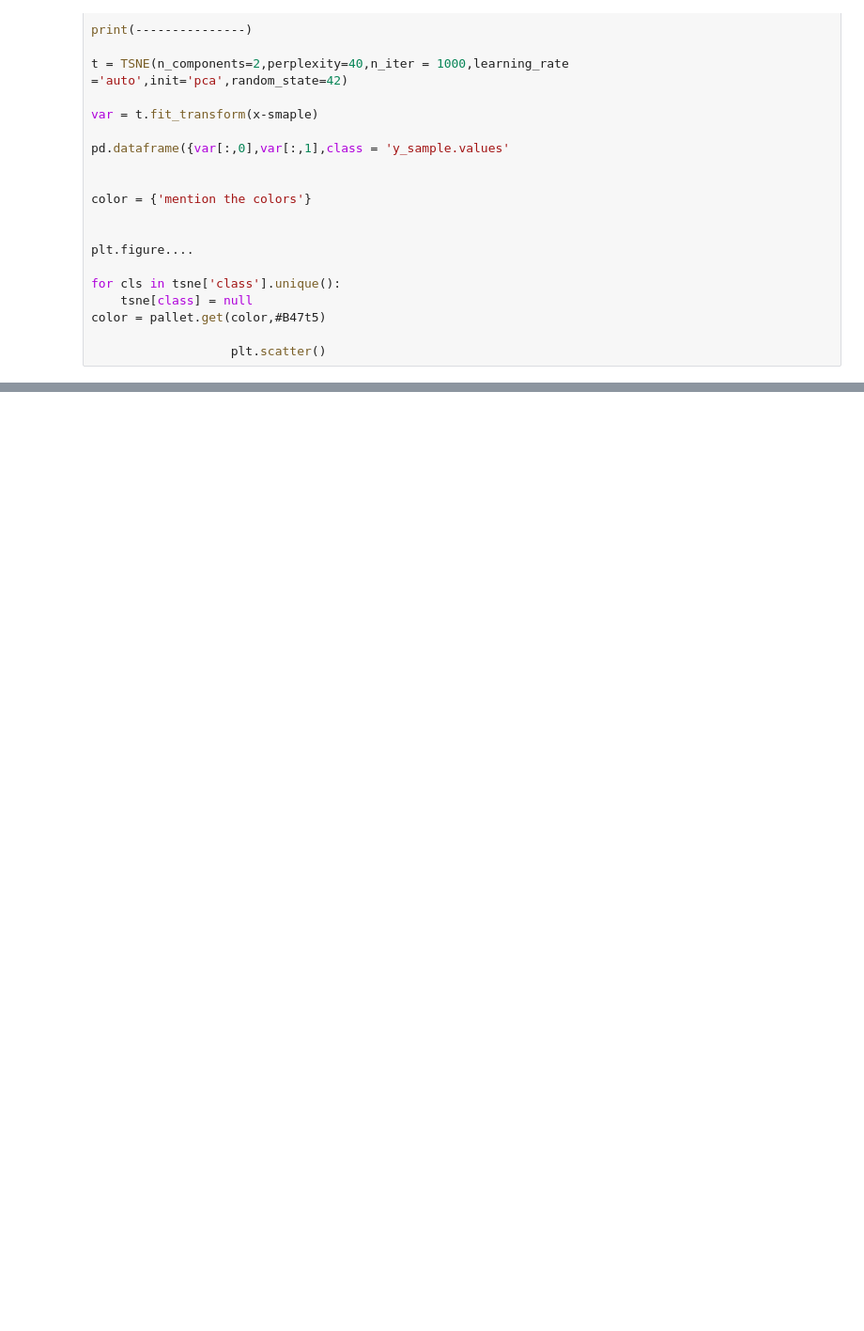
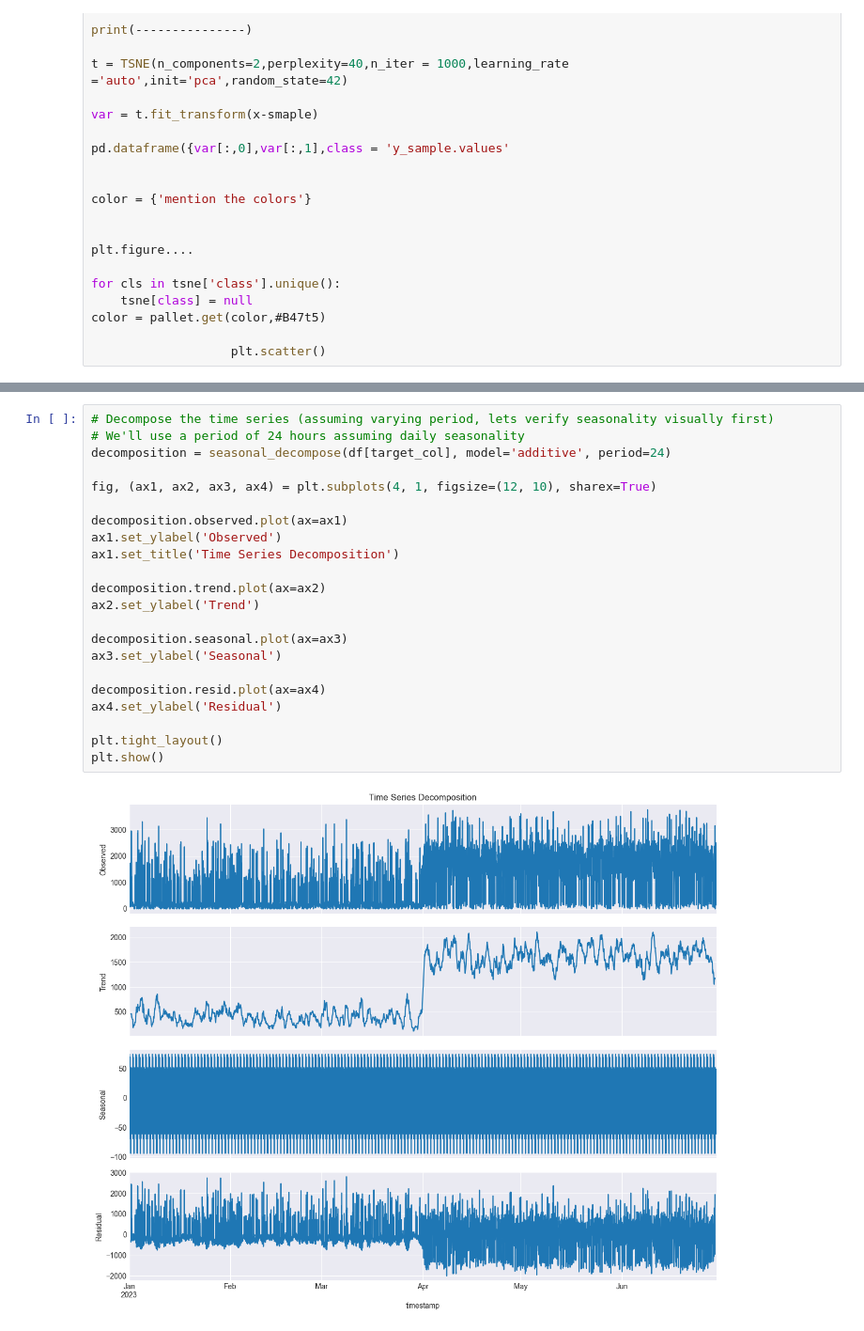
Before and after one commit to mailech/SentinelNet-AI-Powered-Network-Intrusion-Detection-System-, a Jupyter notebook: WorkForce.ipynb, the cells around one changed output, grey strips where cells are left out. Shown at 94% size. Cells and saved outputs as stored; diff of their text form; blank space fills up the shorter version.

```diff
--- a/WorkForce.ipynb
+++ b/WorkForce.ipynb
@@ -139,0 +241,24 @@ color = pallet.get(color,#B47t5)
+# %%
+# Decompose the time series (assuming varying period, lets verify seasonality visually first)
+# We'll use a period of 24 hours assuming daily seasonality
+decomposition = seasonal_decompose(df[target_col], model='additive', period=24)
+
+fig, (ax1, ax2, ax3, ax4) = plt.subplots(4, 1, figsize=(12, 10), sharex=True)
+
+decomposition.observed.plot(ax=ax1)
+ax1.set_ylabel('Observed')
+ax1.set_title('Time Series Decomposition')
+
+decomposition.trend.plot(ax=ax2)
+ax2.set_ylabel('Trend')
+
+decomposition.seasonal.plot(ax=ax3)
+ax3.set_ylabel('Seasonal')
+
+decomposition.resid.plot(ax=ax4)
+ax4.set_ylabel('Residual')
+
+plt.tight_layout()
+plt.show()
+# %% [output]
+[figure, added]
```
Also changed, not shown: parts of 12 cells of this notebook, 2 other files.
